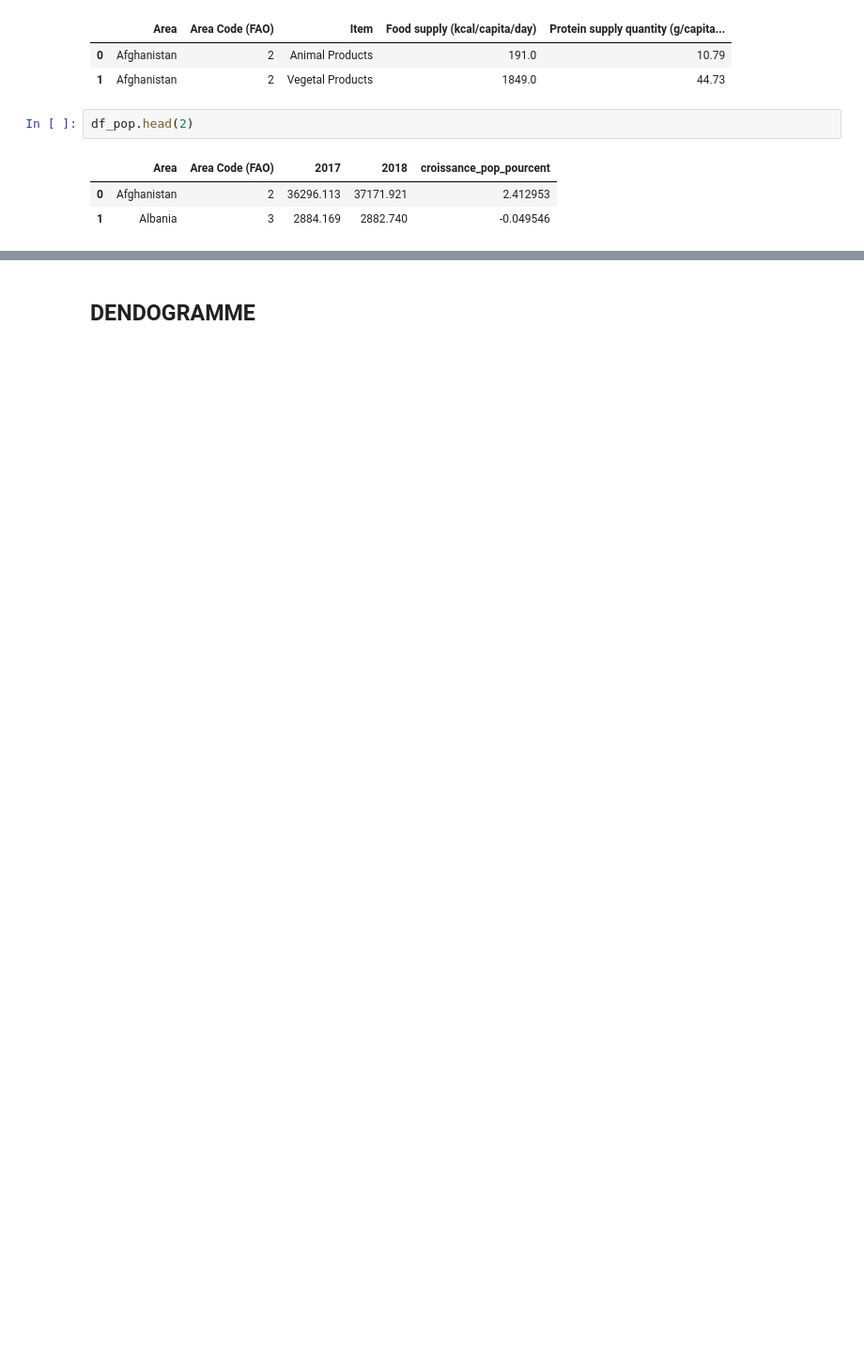
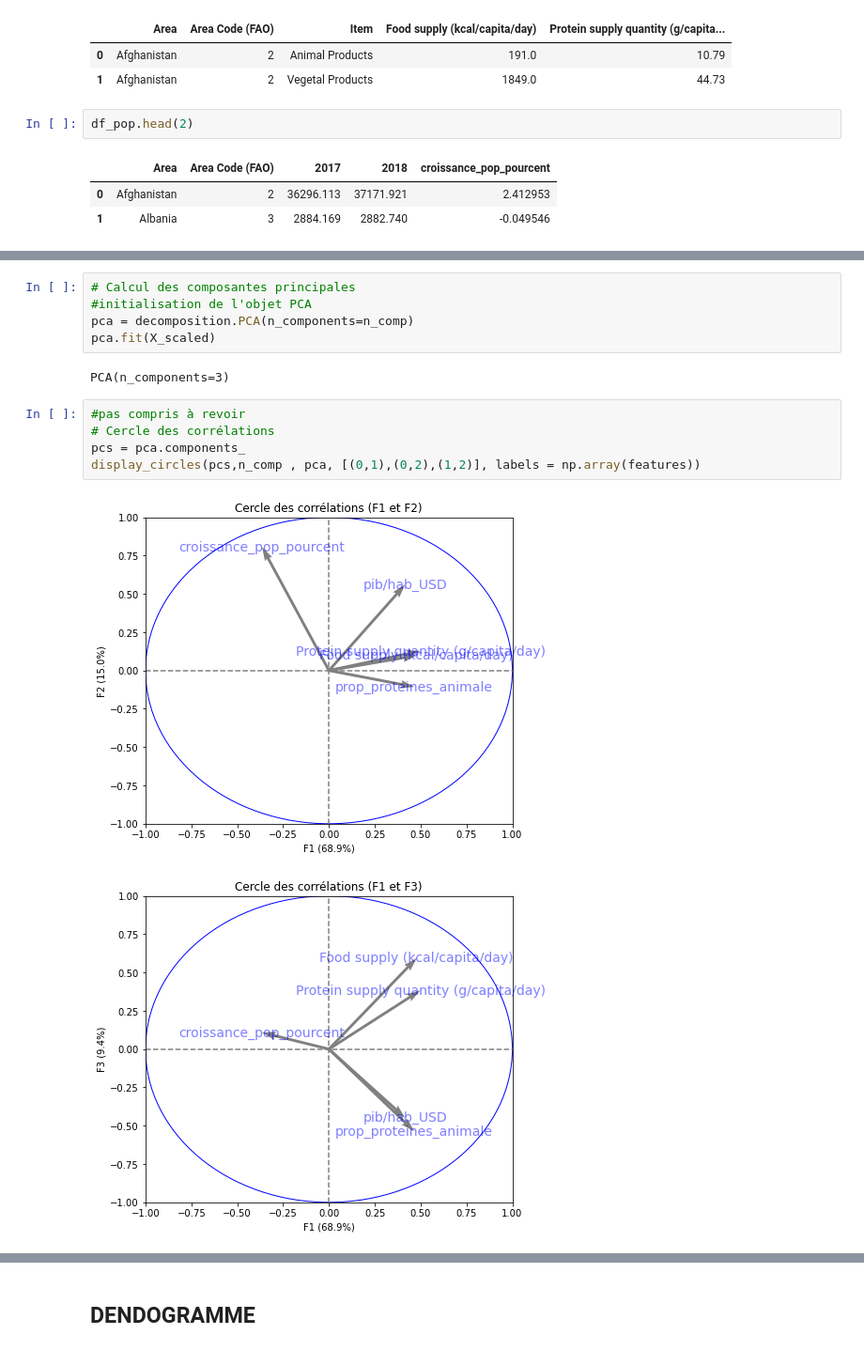
Before and after one commit to FatimaMoqran/Etude_de_marche_ACP_clustering_dendogramme, a Jupyter notebook: étude_de_marché.ipynb, the cells around one changed output, grey strips where cells are left out. Shown: that part at 94% size. Saved outputs shown, nothing was run; the diff lists cells and outputs as text; blank space fills up the shorter version.

```diff
--- a/étude_de_marché.ipynb
+++ b/étude_de_marché.ipynb
@@ -311,0 +399,15 @@ True
+# %%
+# Calcul des composantes principales
+#initialisation de l'objet PCA
+pca = decomposition.PCA(n_components=n_comp)
+pca.fit(X_scaled)
+# %% [output]
+PCA(n_components=3)
+# %%
+#pas compris à revoir
+# Cercle des corrélations
+pcs = pca.components_
+display_circles(pcs,n_comp , pca, [(0,1),(0,2),(1,2)], labels = np.array(features))
+# %% [output]
+[figure, added]
+[figure, added]
```
Also changed, not shown: parts of 75 cells of this notebook, 1 other file.
